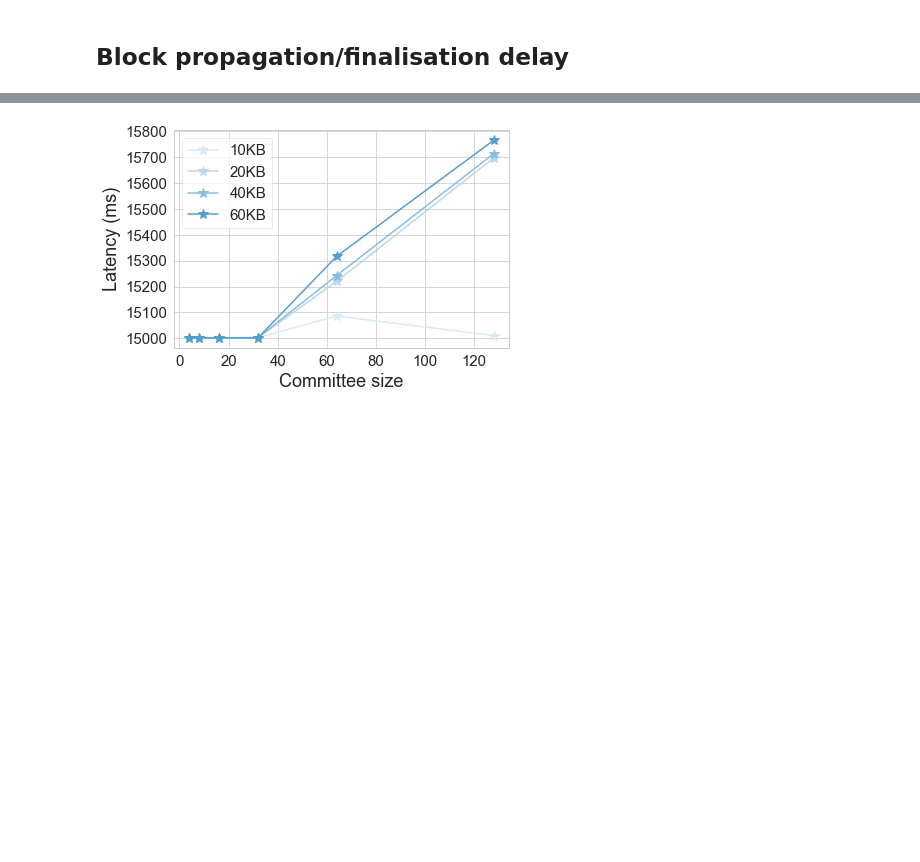
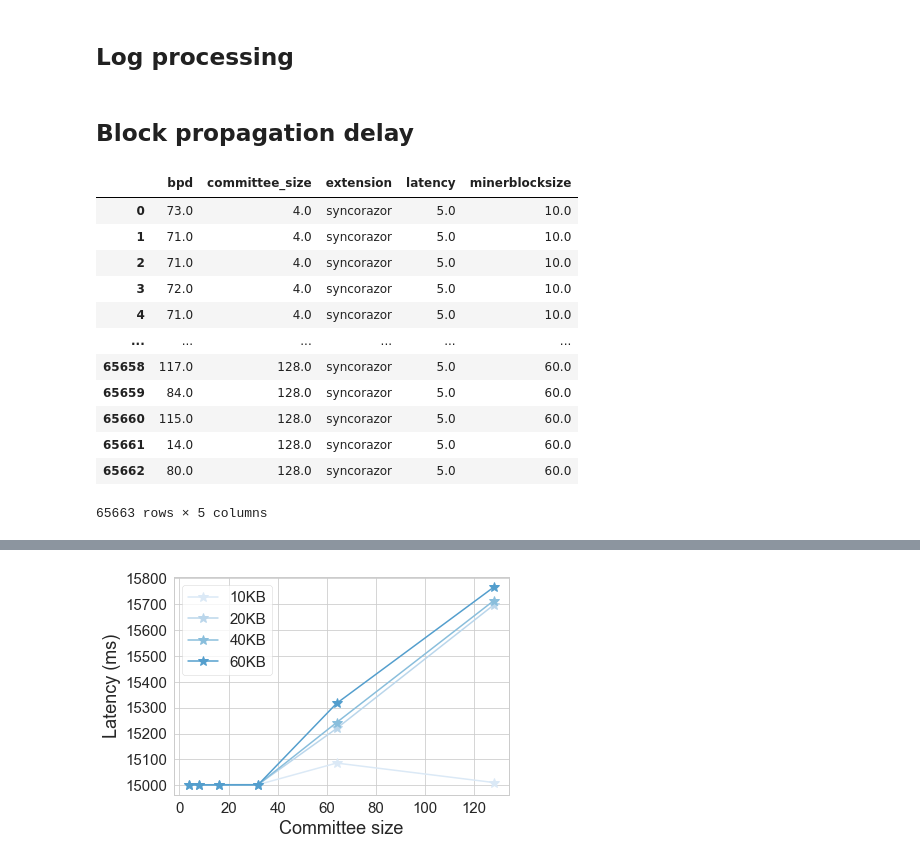
Before and after one commit to SebastianElvis/ebft, a Jupyter notebook: evaluation/analysis.ipynb, the cells around one changed output, grey strips where cells are left out. Saved outputs shown, nothing was run; the diff lists cells and outputs as text; code cells hidden in the pictures; blank space fills up the shorter version.

```diff
--- a/evaluation/analysis.ipynb
+++ b/evaluation/analysis.ipynb
@@ -21,3 +57,5 @@ DATA_PATH = Path('./data/')
+# %% [markdown]
+## Log processing
 # %%
 def get_files(extension, committee_size, latency, minerblocksize, long=True):
     log_folder = '%s_%d_%d_%d' % (extension, committee_size, latency, minerblocksize)
@@ -86,4 +124,64 @@ def get_blocks(log_file):
 # for blockhash in blocks.keys():
 #     print(blocks[blockhash])
 # %% [markdown]
-## Block propagation/finalisation delay
+## Block propagation delay
+# %%
+def get_bpds(extension, committee_size, latency, minerblocksize):
+    # dict{block: [gap1, gap2, ...]}
+    bpd_dict = dict()
+    lfiles, _ = get_files(extension, committee_size, latency, minerblocksize)
+    for lf in lfiles:
+        blocks = get_blocks(lf)
+        for blockhash, block in blocks.items():
+            if blockhash not in bpd_dict.keys():
+                bpd_dict[blockhash] = dict()
+                bpd_dict[blockhash]['received_times'] = list()
+            if 'mined_time' in block.keys():
+                bpd_dict[blockhash]['mined_time'] = block['mined_time']
+            elif 'received_time' in block.keys():
+                bpd_dict[blockhash]['received_times'].append(block['received_time'])
+
+    bpds = list()
+    for blockhash, block in bpd_dict.items():
+        if 'mined_time' not in block.keys():
+            continue
+        for received_time in block['received_times']:
+            bpd = received_time - block['mined_time']
+            bpds.append(bpd.seconds*1000 + bpd.microseconds/1000)
+
+    return bpds
+
+def save_bpds_stats(extension, committee_sizes, latency, minerblocksizes):
+    df = pd.DataFrame()
+    for committee_size in committee_sizes:
+        for minerblocksize in minerblocksizes:
+            bpds = get_bpds(extension, committee_size, latency, minerblocksize)
+            for bpd in bpds:
+                line = {
+                    'extension': extension,
+                    'committee_size': committee_size,
+                    'latency': latency,
+                    'minerblocksize': minerblocksize,
+                    'bpd': bpd
+                }
+                df = df.append(line, ignore_index=True)
+
+    df.to_csv(DATA_PATH / 'bpd.csv')
+    return df
+
+bpds_df = save_bpds_stats('syncorazor', [4,8,16,32,64,128], 5, [10,20,40,60])
+bpds_df
+# %% [output]
+|  | bpd | committee_size | extension | latency | minerblocksize |
+| 0 | 73.0 | 4.0 | syncorazor | 5.0 | 10.0 |
+| 1 | 71.0 | 4.0 | syncorazor | 5.0 | 10.0 |
+| 2 | 71.0 | 4.0 | syncorazor | 5.0 | 10.0 |
+| 3 | 72.0 | 4.0 | syncorazor | 5.0 | 10.0 |
+| 4 | 71.0 | 4.0 | syncorazor | 5.0 | 10.0 |
+| ... | ... | ... | ... | ... | ... |
+| 65658 | 117.0 | 128.0 | syncorazor | 5.0 | 60.0 |
+| 65659 | 84.0 | 128.0 | syncorazor | 5.0 | 60.0 |
+| 65660 | 115.0 | 128.0 | syncorazor | 5.0 | 60.0 |
+| 65661 | 14.0 | 128.0 | syncorazor | 5.0 | 60.0 |
+| 65662 | 80.0 | 128.0 | syncorazor | 5.0 | 60.0 |
+65663 rows × 5 columns
```
Also changed, not shown: parts of 4 cells of this notebook.
